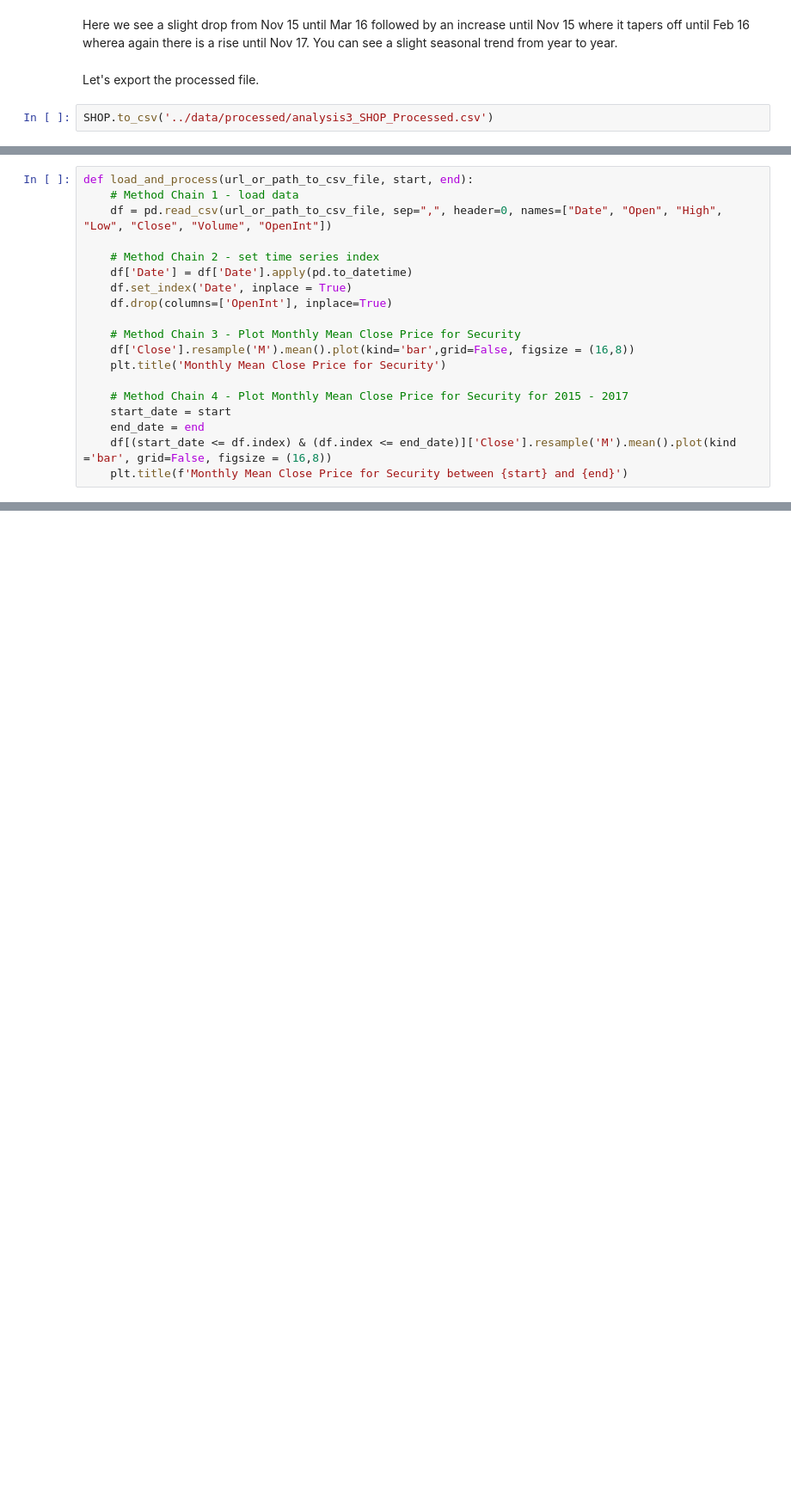
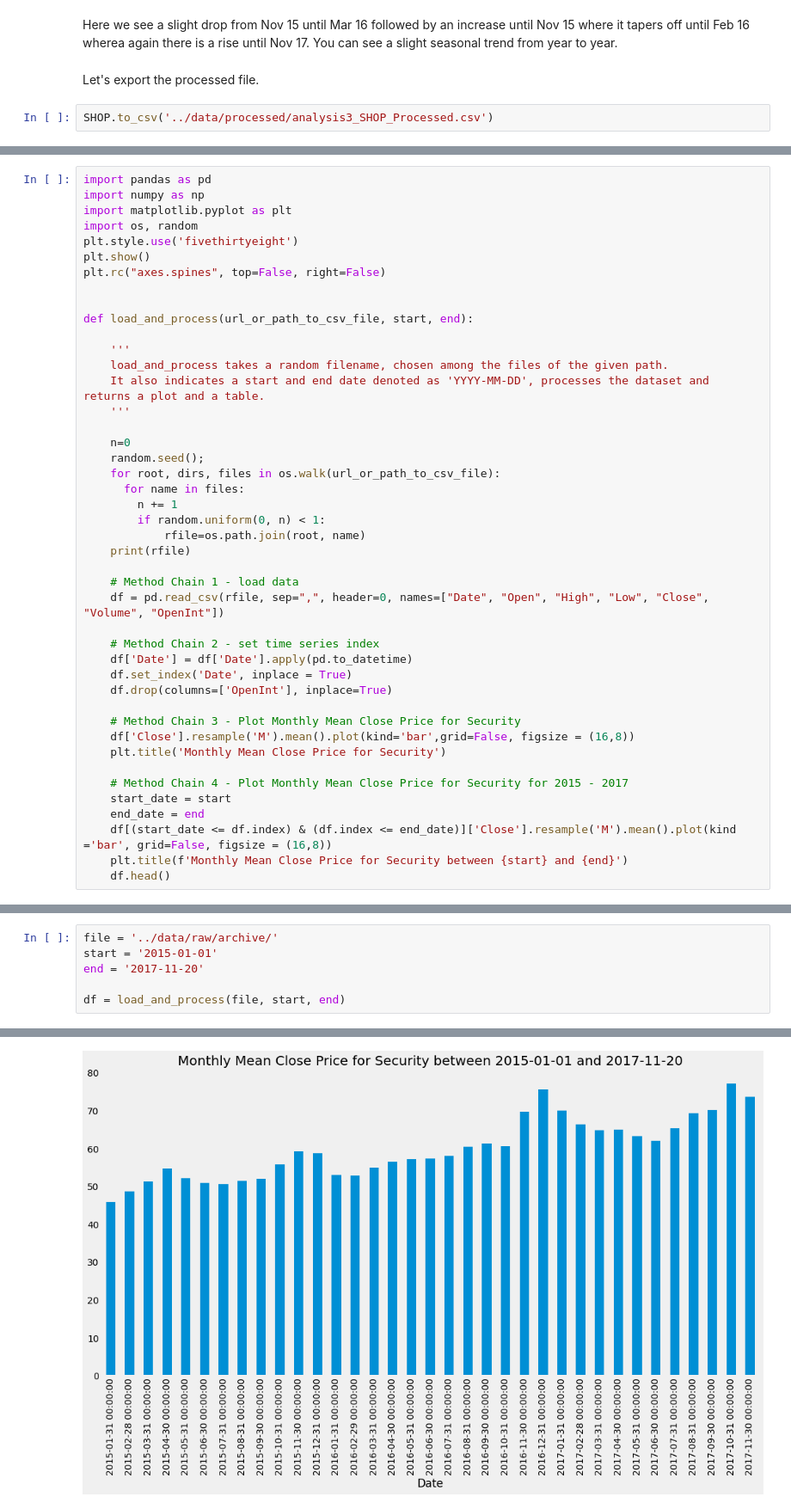
Before and after one commit to ubco-W2021T1-data301/project-group21-project, a Jupyter notebook: notebooks/analysis3.ipynb, the cells around one changed output, grey strips where cells are left out. Shown at 86% size. Cells and saved outputs as stored; diff of their text form; blank space fills up the shorter version.

Commit message:
updated function to include a random file picker

```diff
--- a/notebooks/analysis3.ipynb
+++ b/notebooks/analysis3.ipynb
@@ -233,7 +233,31 @@ Now let's set up functions for repeatability.
 # %%
+import pandas as pd
+import numpy as np
+import matplotlib.pyplot as plt
+import os, random
+plt.style.use('fivethirtyeight')
+plt.show()
+plt.rc("axes.spines", top=False, right=False)
+
+
 def load_and_process(url_or_path_to_csv_file, start, end):
+
+    '''
+    load_and_process takes a random filename, chosen among the files of the given path.
+    It also indicates a start and end date denoted as 'YYYY-MM-DD', processes the dataset and returns a plot and a table.
+    '''
+
+    n=0
+    random.seed();
+    for root, dirs, files in os.walk(url_or_path_to_csv_file):
+      for name in files:
+        n += 1
+        if random.uniform(0, n) < 1:
+            rfile=os.path.join(root, name)
+    print(rfile)
+
     # Method Chain 1 - load data
-    df = pd.read_csv(url_or_path_to_csv_file, sep=",", header=0, names=["Date", "Open", "High", "Low", "Close", "Volume", "OpenInt"])
+    df = pd.read_csv(rfile, sep=",", header=0, names=["Date", "Open", "High", "Low", "Close", "Volume", "OpenInt"])
 
     # Method Chain 2 - set time series index
     df['Date'] = df['Date'].apply(pd.to_datetime)
@@ -249,3 +273,4 @@ def load_and_process(url_or_path_to_csv_file, start, end):
     end_date = end
     df[(start_date <= df.index) & (df.index <= end_date)]['Close'].resample('M').mean().plot(kind ='bar', grid=False, figsize = (16,8))
     plt.title(f'Monthly Mean Close Price for Security between {start} and {end}')
+    df.head()
@@ -253,0 +277,7 @@ Let's test the functtion with Amazon
+# %%
+file = '../data/raw/archive/'
+start = '2015-01-01'
+end = '2017-11-20'
+
+df = load_and_process(file, start, end)
+# %% [output]
@@ -253,0 +285 @@ Let's test the functtion with Amazon
+[figure, added]
```
Also changed, not shown: parts of 5 cells of this notebook, 1 other file.
